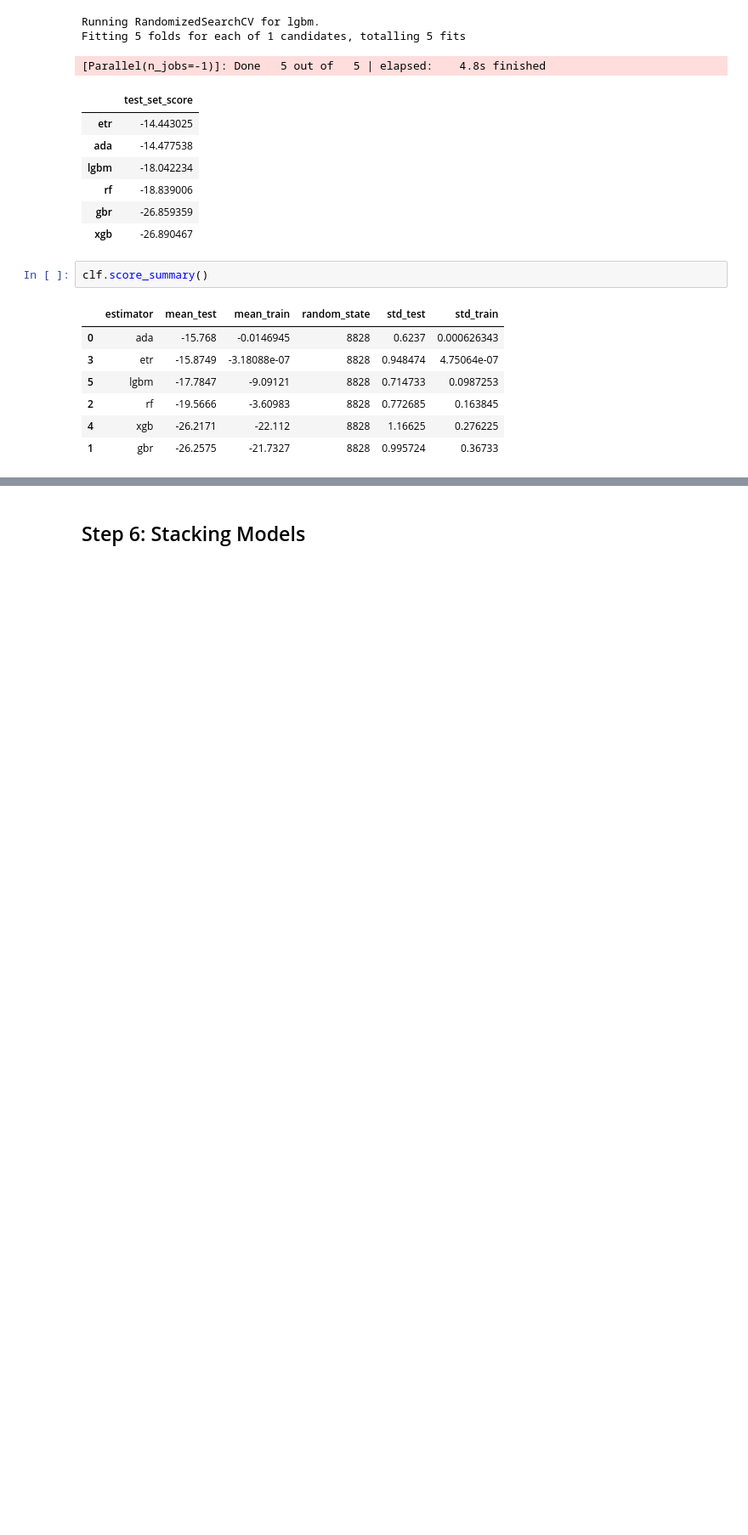
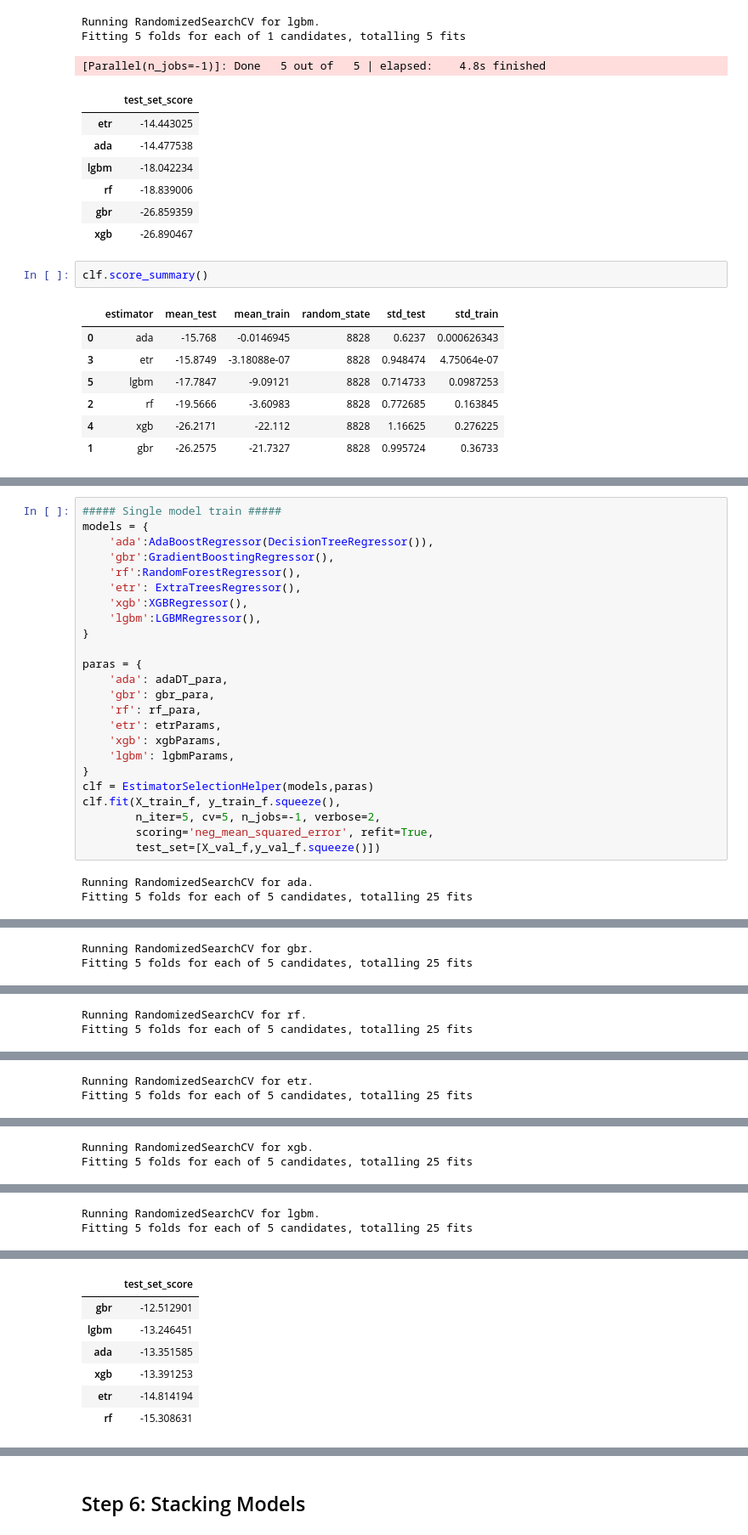
Before and after one commit to YestinYang/Learning-Path, a Jupyter notebook: Projects/MS_Predict Student Earnings/Predict_Student_Earnings.ipynb, the cells around one changed output, grey strips where cells are left out. Shown at 85% size. Drawn from its saved outputs; the diff is of its cells as text; blank space fills up the shorter version.

```diff
--- a/Projects/MS_Predict Student Earnings/Predict_Student_Earnings.ipynb
+++ b/Projects/MS_Predict Student Earnings/Predict_Student_Earnings.ipynb
@@ -726,0 +787,27 @@ rf_para = {'n_estimators':[400, 600, 800],
+# %%
+##### Single model train #####
+models = {
+    'ada':AdaBoostRegressor(DecisionTreeRegressor()),
+    'gbr':GradientBoostingRegressor(),
+    'rf':RandomForestRegressor(),
+    'etr': ExtraTreesRegressor(),
+    'xgb':XGBRegressor(),
+    'lgbm':LGBMRegressor(),
+}
+
+paras = {
+    'ada': adaDT_para,
+    'gbr': gbr_para,
+    'rf': rf_para,
+    'etr': etrParams,
+    'xgb': xgbParams,
+    'lgbm': lgbmParams,
+}
+clf = EstimatorSelectionHelper(models,paras)
+clf.fit(X_train_f, y_train_f.squeeze(),
+        n_iter=5, cv=5, n_jobs=-1, verbose=2,
+        scoring='neg_mean_squared_error', refit=True,
+        test_set=[X_val_f,y_val_f.squeeze()])
+# %% [output]
+Running RandomizedSearchCV for ada.
+Fitting 5 folds for each of 5 candidates, totalling 25 fits
@@ -726,0 +815,2 @@ rf_para = {'n_estimators':[400, 600, 800],
+Running RandomizedSearchCV for gbr.
+Fitting 5 folds for each of 5 candidates, totalling 25 fits
@@ -726,0 +818,2 @@ rf_para = {'n_estimators':[400, 600, 800],
+Running RandomizedSearchCV for rf.
+Fitting 5 folds for each of 5 candidates, totalling 25 fits
@@ -726,0 +821,2 @@ rf_para = {'n_estimators':[400, 600, 800],
+Running RandomizedSearchCV for etr.
+Fitting 5 folds for each of 5 candidates, totalling 25 fits
@@ -726,0 +824,2 @@ rf_para = {'n_estimators':[400, 600, 800],
+Running RandomizedSearchCV for xgb.
+Fitting 5 folds for each of 5 candidates, totalling 25 fits
@@ -726,0 +827,2 @@ rf_para = {'n_estimators':[400, 600, 800],
+Running RandomizedSearchCV for lgbm.
+Fitting 5 folds for each of 5 candidates, totalling 25 fits
@@ -726,0 +830,7 @@ rf_para = {'n_estimators':[400, 600, 800],
+|  | test_set_score |
+| gbr | -12.512901 |
+| lgbm | -13.246451 |
+| ada | -13.351585 |
+| xgb | -13.391253 |
+| etr | -14.814194 |
+| rf | -15.308631 |
```
Also changed, not shown: parts of 9 cells of this notebook, 1 other file.
